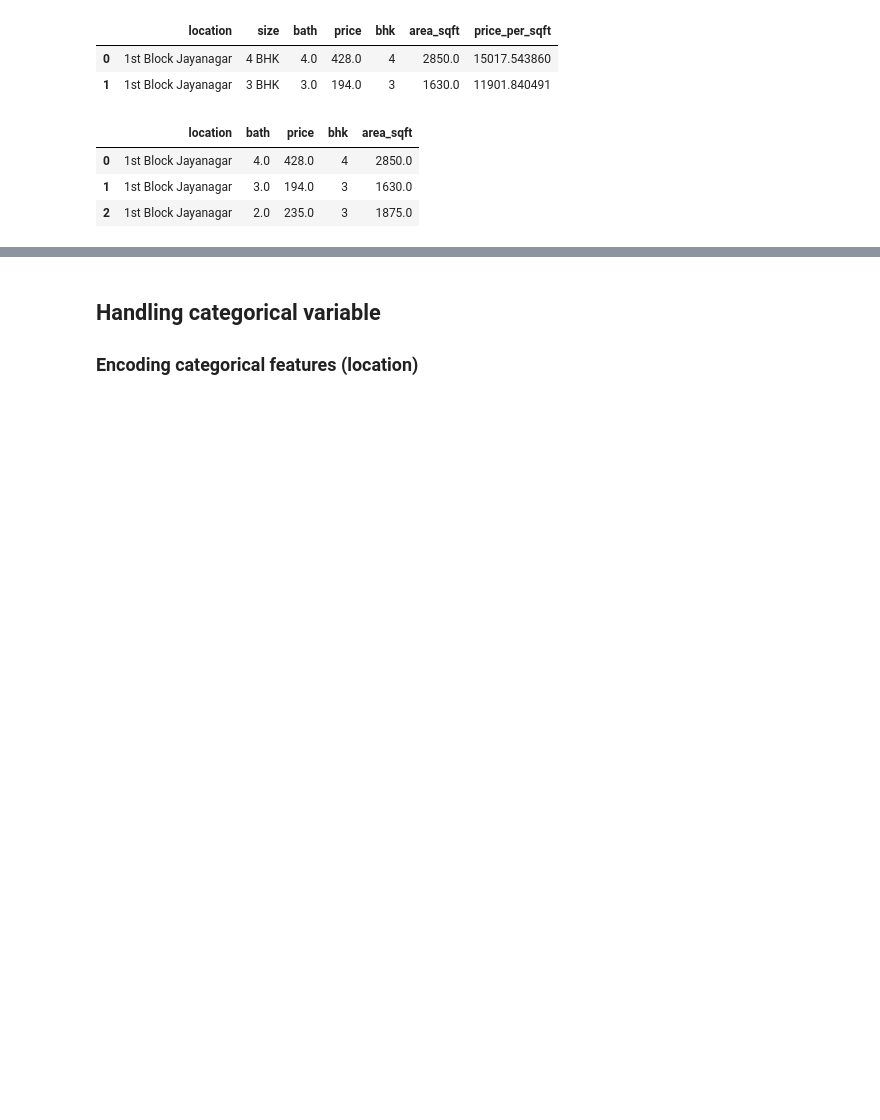
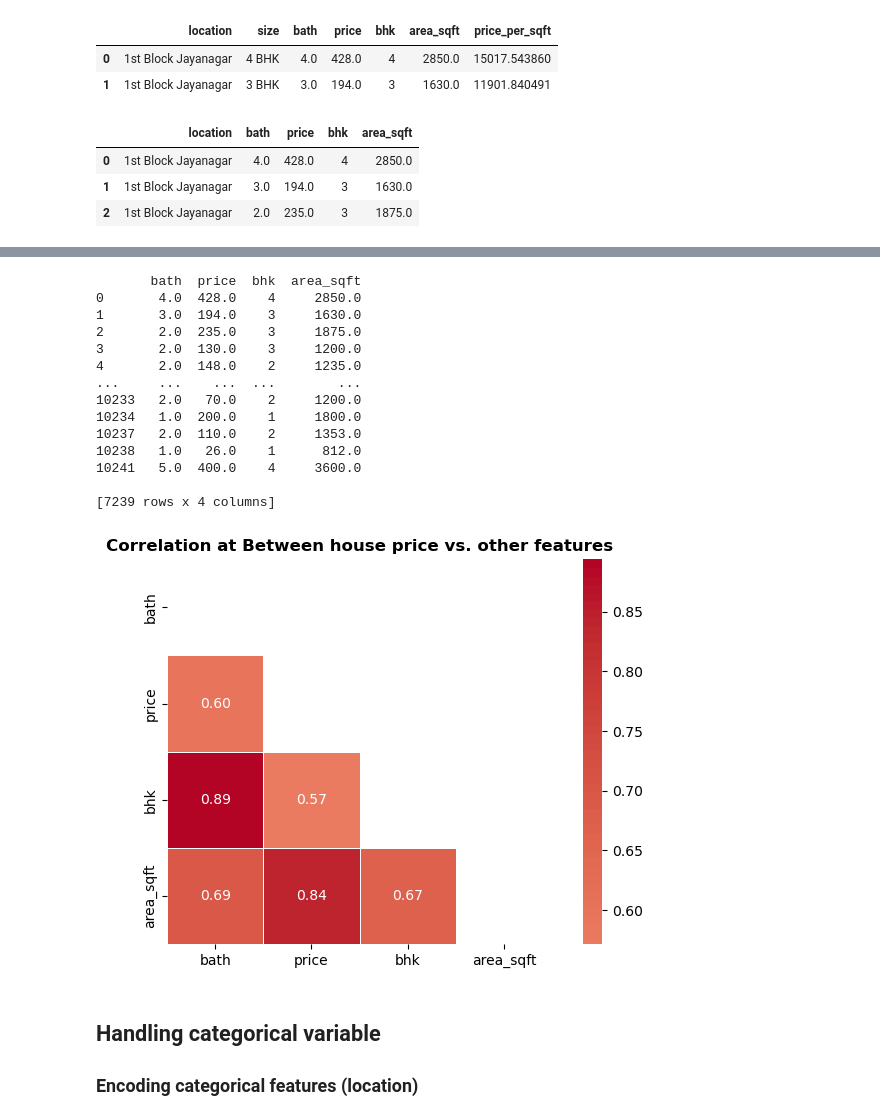
Before and after one commit to abhishekokumar/house_price_prediction, a Jupyter notebook: notebook/house_price_prediction.ipynb, the cells around one changed output, grey strips where cells are left out. Cells and saved outputs as stored; diff of their text form; code cells hidden in the pictures; blank space fills up the shorter version.

```diff
--- a/notebook/house_price_prediction.ipynb
+++ b/notebook/house_price_prediction.ipynb
@@ -609,3 +647,41 @@ df10.head(3)
+# %%
+def correlation_plot(df):
+    print(df)
+    # Calculate the correlation matrix
+    correlation_matrix = df.corr()
+
+    # Reorder the columns to group flows and rainfall together
+    # columns_order = sorted(correlation_matrix.columns, key=lambda x: ('gdf' in x, x))
+    # correlation_matrix = correlation_matrix.loc[columns_order, columns_order]
+
+    # Create a mask for the upper triangle
+    mask = np.triu(np.ones_like(correlation_matrix, dtype=bool))
+
+    # Set up the matplotlib figure
+    plt.figure(figsize=(8, 5))
+
+    # Draw the heatmap with the mask and correct aspect ratio
+    sns.heatmap(correlation_matrix, mask=mask, annot=True, fmt=".2f", cmap='coolwarm', center=0, square=True, linewidths=.5)
+
+    plt.title('Correlation at Between house price vs. other features', fontweight = 'bold')
+    plt.show()
+correlation_plot(df10.iloc[:,1:])
+# %% [output]
+       bath  price  bhk  area_sqft
+0       4.0  428.0    4     2850.0
+1       3.0  194.0    3     1630.0
+2       2.0  235.0    3     1875.0
+3       2.0  130.0    3     1200.0
+4       2.0  148.0    2     1235.0
+...     ...    ...  ...        ...
+10233   2.0   70.0    2     1200.0
+10234   1.0  200.0    1     1800.0
+10237   2.0  110.0    2     1353.0
+10238   1.0   26.0    1      812.0
+10241   5.0  400.0    4     3600.0
+
+[7239 rows x 4 columns]
+[figure, added]
 # %% [markdown]
 ## Handling categorical variable
 ### Encoding categorical features (location)
```
Also changed, not shown: parts of 2 cells of this notebook, 1 other file.
